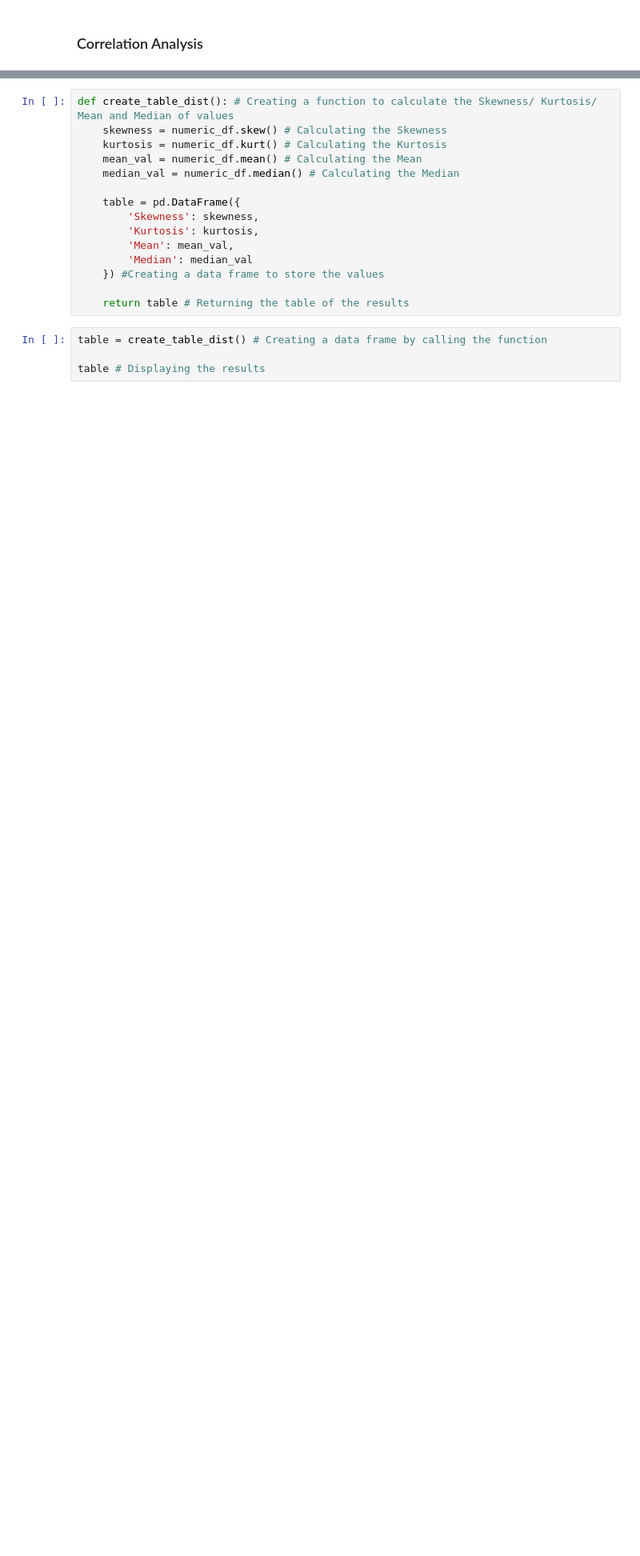
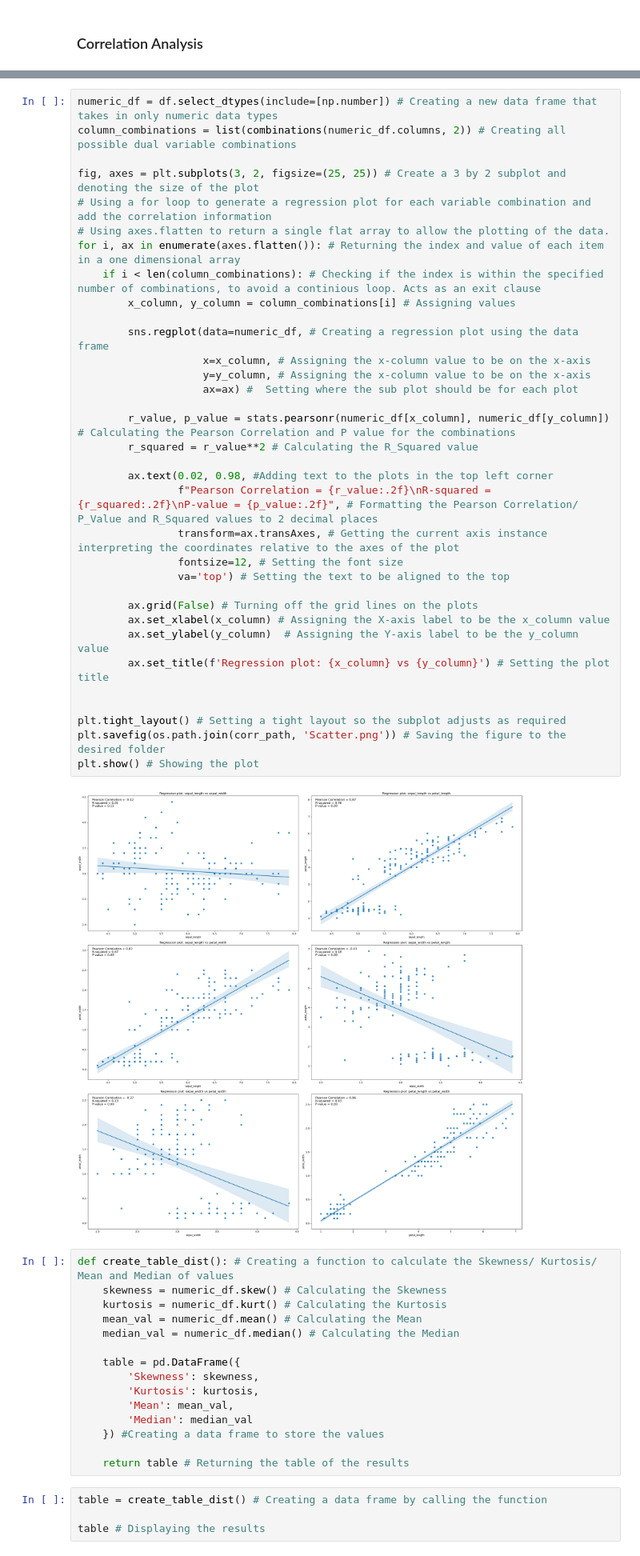
Before and after one commit to FDEgan/Iris_Project, a Jupyter notebook: Analysis.ipynb, the cells around one changed output, grey strips where cells are left out. Shown at 80% size. Saved outputs shown, nothing was run; the diff lists cells and outputs as text; blank space fills up the shorter version.

```diff
--- a/Analysis.ipynb
+++ b/Analysis.ipynb
@@ -826,3 +892,39 @@ plt.show()
+# %%
+numeric_df = df.select_dtypes(include=[np.number]) # Creating a new data frame that takes in only numeric data types
+column_combinations = list(combinations(numeric_df.columns, 2)) # Creating all possible dual variable combinations
+
+fig, axes = plt.subplots(3, 2, figsize=(25, 25)) # Create a 3 by 2 subplot and denoting the size of the plot
+# Using a for loop to generate a regression plot for each variable combination and add the correlation information
+# Using axes.flatten to return a single flat array to allow the plotting of the data.
+for i, ax in enumerate(axes.flatten()): # Returning the index and value of each item in a one dimensional array
+    if i < len(column_combinations): # Checking if the index is within the specified number of combinations, to avoid a continious loop. Acts as an exit clause
+        x_column, y_column = column_combinations[i] # Assigning values
+
+        sns.regplot(data=numeric_df, # Creating a regression plot using the data frame
+                    x=x_column, # Assigning the x-column value to be on the x-axis
+                    y=y_column, # Assigning the x-column value to be on the x-axis
+                    ax=ax) #  Setting where the sub plot should be for each plot
+
+        r_value, p_value = stats.pearsonr(numeric_df[x_column], numeric_df[y_column]) # Calculating the Pearson Correlation and P value for the combinations
+        r_squared = r_value**2 # Calculating the R_Squared value
+
+        ax.text(0.02, 0.98, #Adding text to the plots in the top left corner
+                f"Pearson Correlation = {r_value:.2f}\nR-squared = {r_squared:.2f}\nP-value = {p_value:.2f}", # Formatting the Pearson Correlation/ P_Value and R_Squared values to 2 decimal places
+                transform=ax.transAxes, # Getting the current axis instance interpreting the coordinates relative to the axes of the plot
+                fontsize=12, # Setting the font size
+                va='top') # Setting the text to be aligned to the top
+
+        ax.grid(False) # Turning off the grid lines on the plots
+        ax.set_xlabel(x_column) # Assigning the X-axis label to be the x_column value
+        ax.set_ylabel(y_column)  # Assigning the Y-axis label to be the y_column value
+        ax.set_title(f'Regression plot: {x_column} vs {y_column}') # Setting the plot title
+
+
+plt.tight_layout() # Setting a tight layout so the subplot adjusts as required
+plt.savefig(os.path.join(corr_path, 'Scatter.png')) # Saving the figure to the desired folder
+plt.show() # Showing the plot
+# %% [output]
+[figure, added]
 # %%
 def create_table_dist(): # Creating a function to calculate the Skewness/ Kurtosis/ Mean and Median of values
     skewness = numeric_df.skew() # Calculating the Skewness
```
Also changed, not shown: parts of 32 cells of this notebook, 1 other file.
